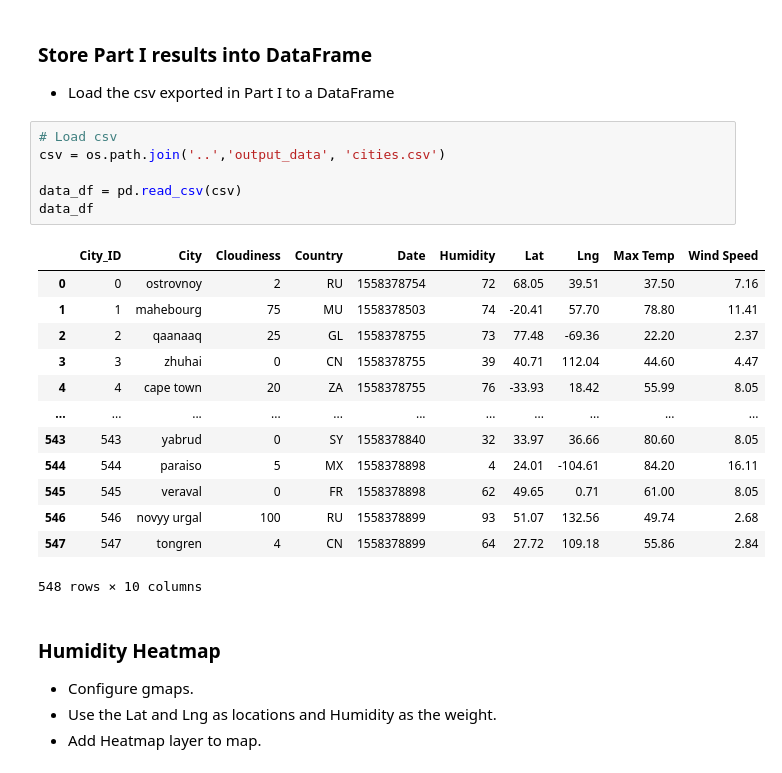
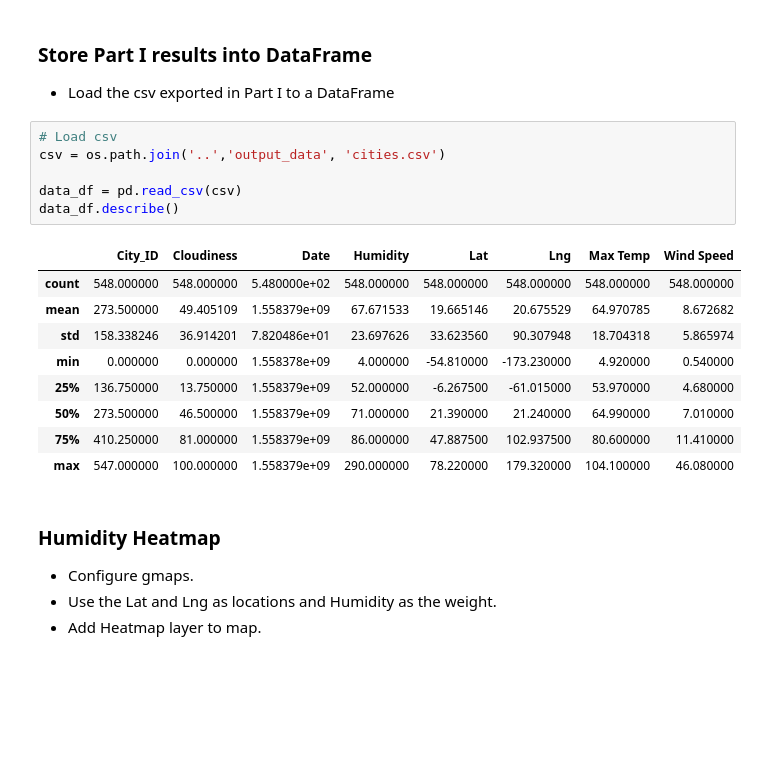
Before and after one commit to PetraMoyle/python-api-challenges, a Jupyter notebook: VacationPy/VacationPy.ipynb, the cells around one changed output. Cells and saved outputs as stored; diff of their text form; blank space fills up the shorter version.

```diff
--- a/VacationPy/VacationPy.ipynb
+++ b/VacationPy/VacationPy.ipynb
@@ -27,23 +27,19 @@ from api_keys import g_key
 # %%
 # Load csv
 csv = os.path.join('..','output_data', 'cities.csv')
 
 data_df = pd.read_csv(csv)
-data_df
+data_df.describe()
 # %% [output]
-|  | City_ID | City | Cloudiness | Country | Date | Humidity | Lat | Lng | Max Temp | Wind Speed |
-| 0 | 0 | ostrovnoy | 2 | RU | 1558378754 | 72 | 68.05 | 39.51 | 37.50 | 7.16 |
-| 1 | 1 | mahebourg | 75 | MU | 1558378503 | 74 | -20.41 | 57.70 | 78.80 | 11.41 |
-| 2 | 2 | qaanaaq | 25 | GL | 1558378755 | 73 | 77.48 | -69.36 | 22.20 | 2.37 |
-| 3 | 3 | zhuhai | 0 | CN | 1558378755 | 39 | 40.71 | 112.04 | 44.60 | 4.47 |
-| 4 | 4 | cape town | 20 | ZA | 1558378755 | 76 | -33.93 | 18.42 | 55.99 | 8.05 |
-| ... | ... | ... | ... | ... | ... | ... | ... | ... | ... | ... |
-| 543 | 543 | yabrud | 0 | SY | 1558378840 | 32 | 33.97 | 36.66 | 80.60 | 8.05 |
-| 544 | 544 | paraiso | 5 | MX | 1558378898 | 4 | 24.01 | -104.61 | 84.20 | 16.11 |
-| 545 | 545 | veraval | 0 | FR | 1558378898 | 62 | 49.65 | 0.71 | 61.00 | 8.05 |
-| 546 | 546 | novyy urgal | 100 | RU | 1558378899 | 93 | 51.07 | 132.56 | 49.74 | 2.68 |
-| 547 | 547 | tongren | 4 | CN | 1558378899 | 64 | 27.72 | 109.18 | 55.86 | 2.84 |
+|  | City_ID | Cloudiness | Date | Humidity | Lat | Lng | Max Temp | Wind Speed |
+| count | 548.000000 | 548.000000 | 5.480000e+02 | 548.000000 | 548.000000 | 548.000000 | 548.000000 | 548.000000 |
+| mean | 273.500000 | 49.405109 | 1.558379e+09 | 67.671533 | 19.665146 | 20.675529 | 64.970785 | 8.672682 |
+| std | 158.338246 | 36.914201 | 7.820486e+01 | 23.697626 | 33.623560 | 90.307948 | 18.704318 | 5.865974 |
+| min | 0.000000 | 0.000000 | 1.558378e+09 | 4.000000 | -54.810000 | -173.230000 | 4.920000 | 0.540000 |
+| 25% | 136.750000 | 13.750000 | 1.558379e+09 | 52.000000 | -6.267500 | -61.015000 | 53.970000 | 4.680000 |
+| 50% | 273.500000 | 46.500000 | 1.558379e+09 | 71.000000 | 21.390000 | 21.240000 | 64.990000 | 7.010000 |
+| 75% | 410.250000 | 81.000000 | 1.558379e+09 | 86.000000 | 47.887500 | 102.937500 | 80.600000 | 11.410000 |
+| max | 547.000000 | 100.000000 | 1.558379e+09 | 290.000000 | 78.220000 | 179.320000 | 104.100000 | 46.080000 |
-548 rows × 10 columns
 # %% [markdown]
 ### Humidity Heatmap
 * Configure gmaps.
```
Also changed, not shown: parts of 5 cells of this notebook, 8 other files.
